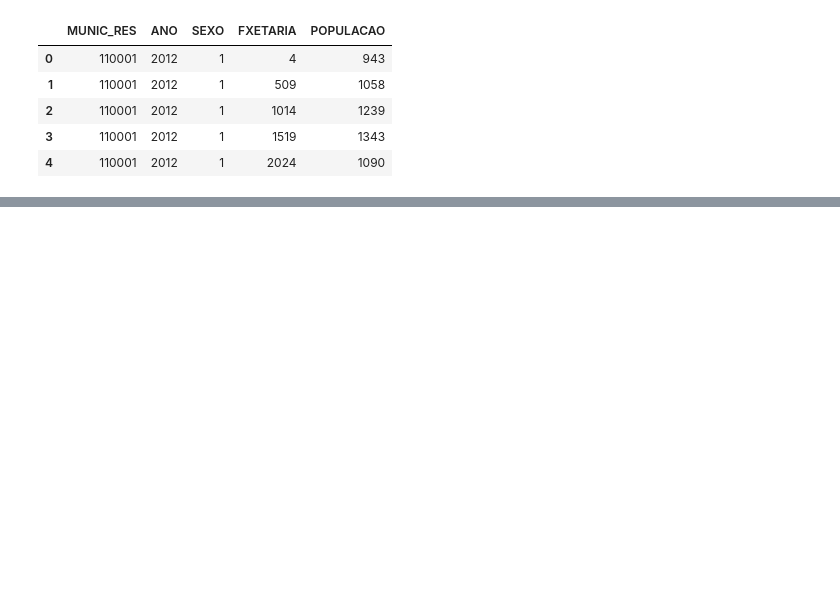
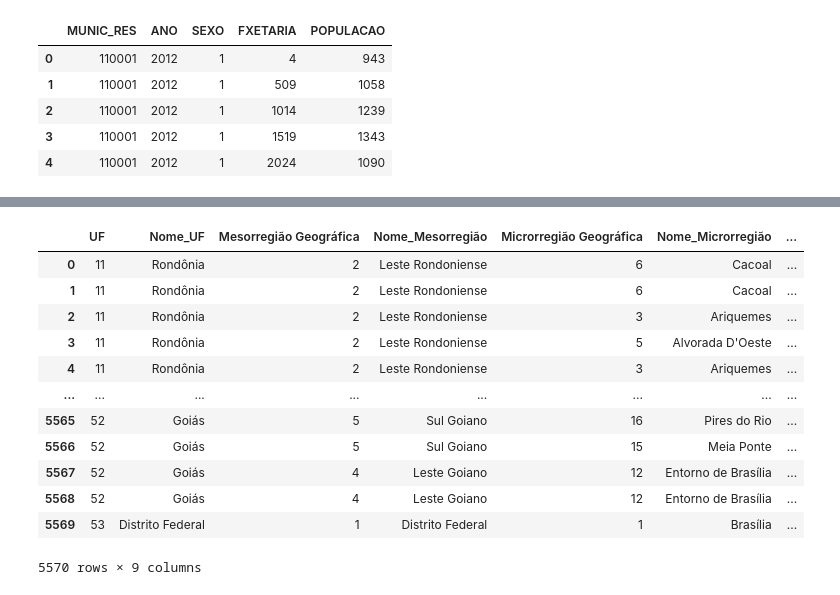
Before and after one commit to Julian-sun/Modelling-Task-Force-Arboviruses, a Jupyter notebook: scripts/Format data for descriptive and modelling analysis.ipynb, the cells around one changed output, grey strips where cells are left out. Cells and saved outputs as stored; diff of their text form; code cells hidden in the pictures; blank space fills up the shorter version.

```diff
--- a/scripts/Format data for descriptive and modelling analysis.ipynb
+++ b/scripts/Format data for descriptive and modelling analysis.ipynb
@@ -182,0 +370,18 @@ for week in teste.sem_pri_correct:
+# %%
+codigo_muni = pd.read_excel('/Users/julianeoliveira/Desktop/hard_disc/Datalake/POPULACAO/População/POP_python/DTB_BRASIL_MUNICIPIO.xls')
+# %%
+codigo_muni
+# %% [output]
+|  | UF | Nome_UF | Mesorregião Geográfica | Nome_Mesorregião | Microrregião Geográfica | Nome_Microrregião | ... |
+| 0 | 11 | Rondônia | 2 | Leste Rondoniense | 6 | Cacoal | ... |
+| 1 | 11 | Rondônia | 2 | Leste Rondoniense | 6 | Cacoal | ... |
+| 2 | 11 | Rondônia | 2 | Leste Rondoniense | 3 | Ariquemes | ... |
+| 3 | 11 | Rondônia | 2 | Leste Rondoniense | 5 | Alvorada D'Oeste | ... |
+| 4 | 11 | Rondônia | 2 | Leste Rondoniense | 3 | Ariquemes | ... |
+| ... | ... | ... | ... | ... | ... | ... | ... |
+| 5565 | 52 | Goiás | 5 | Sul Goiano | 16 | Pires do Rio | ... |
+| 5566 | 52 | Goiás | 5 | Sul Goiano | 15 | Meia Ponte | ... |
+| 5567 | 52 | Goiás | 4 | Leste Goiano | 12 | Entorno de Brasília | ... |
+| 5568 | 52 | Goiás | 4 | Leste Goiano | 12 | Entorno de Brasília | ... |
+| 5569 | 53 | Distrito Federal | 1 | Distrito Federal | 1 | Brasília | ... |
+5570 rows × 9 columns
```
Also changed, not shown: parts of 66 cells of this notebook, 2 other files.
